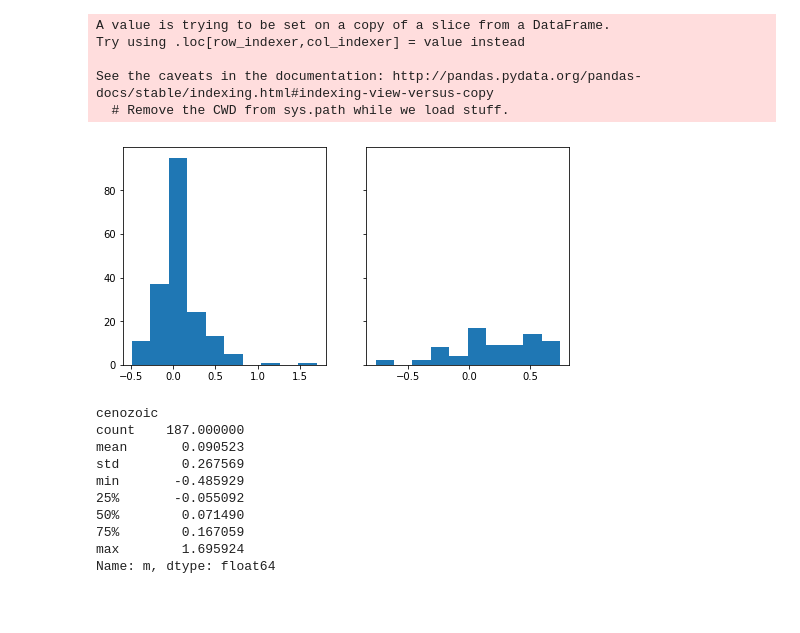
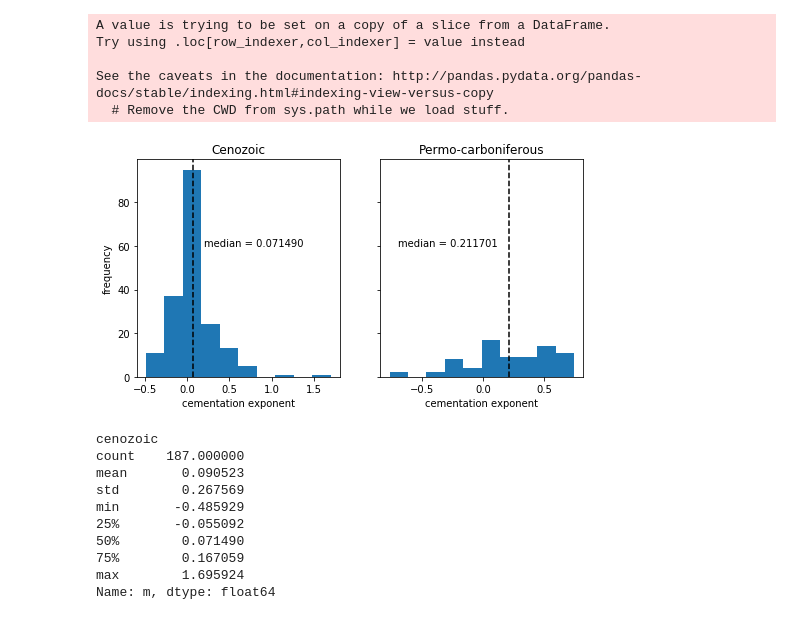
Before and after one commit to GeoscienceAustralia/hydrogeol_utils, a Jupyter notebook: notebooks/EastKimberley_calculate_m.ipynb, the cells around one changed output. Saved outputs shown, nothing was run; the diff lists cells and outputs as text; code cells hidden in the pictures.

Commit message:
post-report push

```diff
--- a/notebooks/EastKimberley_calculate_m.ipynb
+++ b/notebooks/EastKimberley_calculate_m.ipynb
@@ -405,19 +405,33 @@ See the caveats in the documentation: http://pandas.pydata.org/pandas-docs/stabl
 # %%
 # PLot all the m values
 
 fig, (ax1, ax2) = plt.subplots(1,2, figsize = (8,4), sharey = True)
 
 mask1 = df_interpolated_subset['stratigraphy'] == 'Cenozoic sediments'
 
 ax1.hist(df_interpolated_subset[mask1]['m'])
 
 mask2 = df_interpolated_subset['stratigraphy'] == 'Permo-Carboniferous'
 
 ax2.hist(df_interpolated_subset[mask2]['m'])
 
-plt.show()
+ax1.set_xlabel('cementation exponent')
+
+ax2.set_xlabel('cementation exponent')
+ax1.set_ylabel('frequency')
+
+ax1.set_title('Cenozoic')
+ax2.set_title('Permo-carboniferous')
+
+ax1.axvline(x=0.071490, linestyle = '--', c = 'k')
+ax2.axvline(x=0.211701, linestyle = '--', c = 'k')
+
+ax1.text(0.2, 60, 'median = 0.071490')
+ax2.text(-0.7, 60, 'median = 0.211701')
+
+plt.savefig(r'\\prod.lan\active\proj\futurex\East_Kimberley\Working\SharedWorkspace\SANDPIT\Keep_River\draft_report\Figures\cementation_population.png')
 # %% [output]
-[figure, old version]
+[figure, new version]
 # %%
 # Now get summary statistics
 
```
Also changed, not shown: parts of 6 cells of this notebook, 10 other files.
